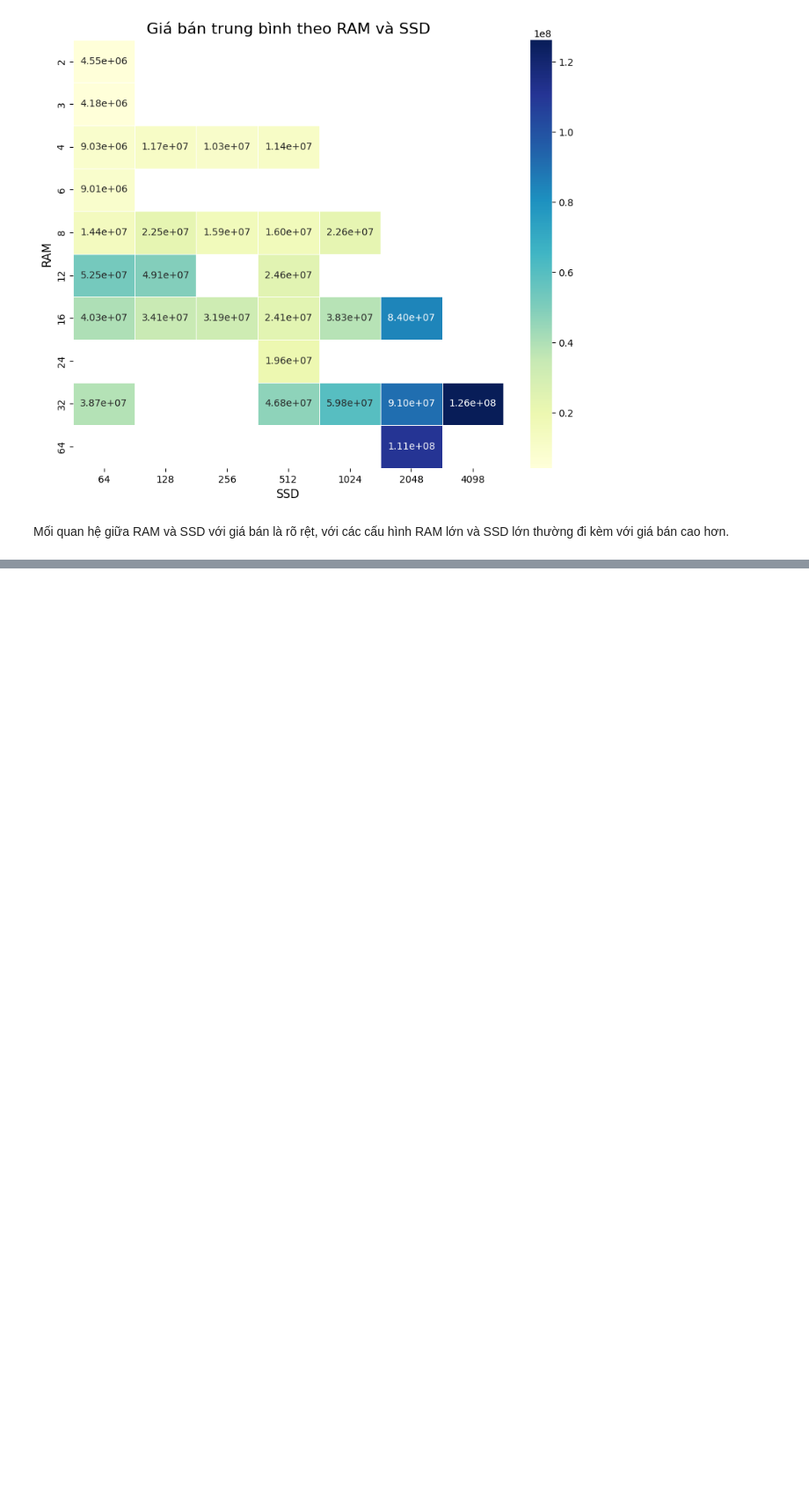
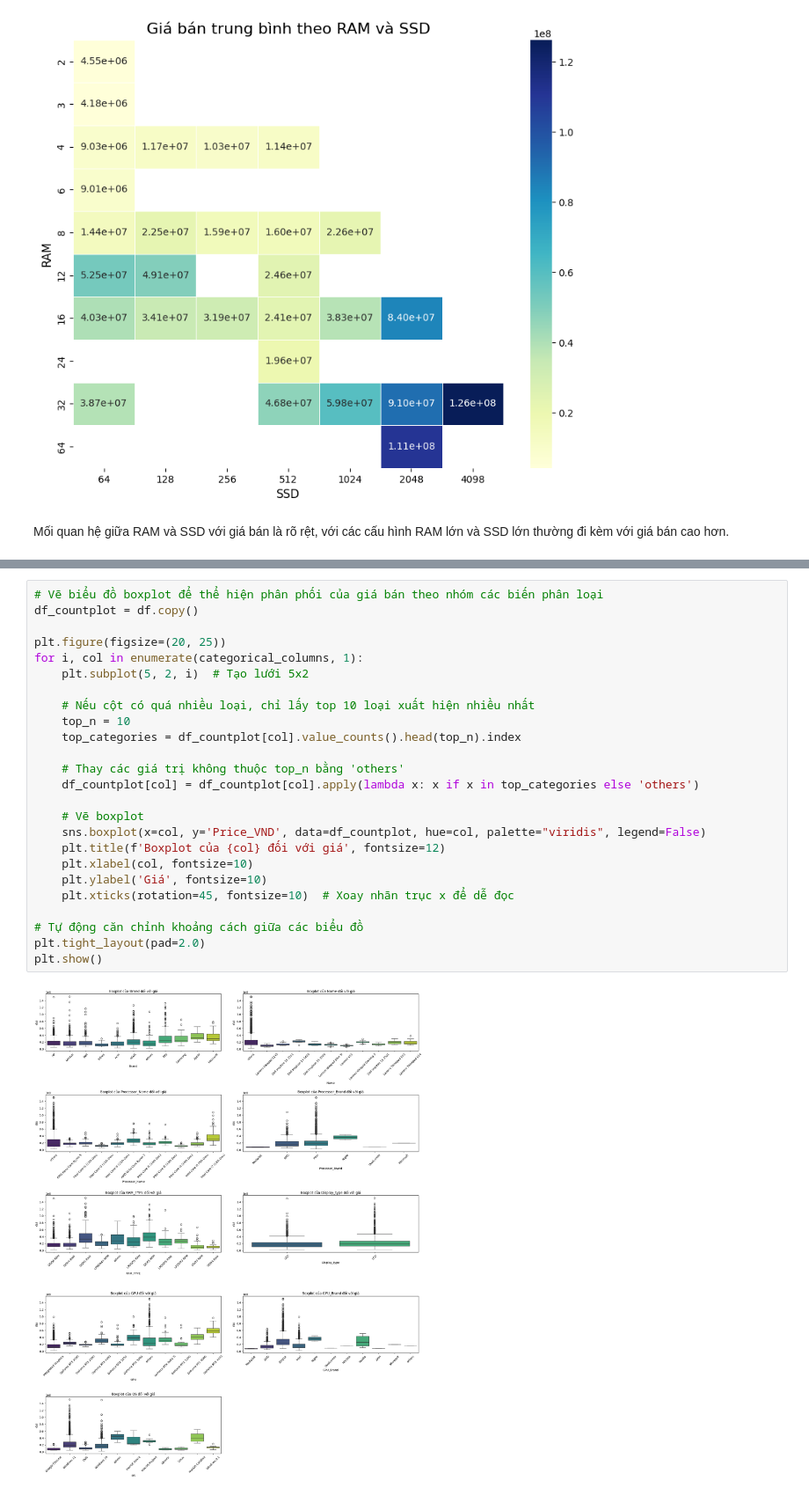
Before and after one commit to NguyenNgocThanhSang/laptop-prices-analysis, a Jupyter notebook: Sources/EDA.ipynb, the cells around one changed output, grey strips where cells are left out. Shown at 88% size. Drawn from its saved outputs; the diff is of its cells as text; blank space fills up the shorter version.

```diff
--- a/Sources/EDA.ipynb
+++ b/Sources/EDA.ipynb
@@ -408,0 +503,27 @@ Mối quan hệ giữa RAM và SSD với giá bán là rõ rệt, với các c
+# %%
+# Vẽ biểu đồ boxplot để thể hiện phân phối của giá bán theo nhóm các biến phân loại
+df_countplot = df.copy()
+
+plt.figure(figsize=(20, 25))
+for i, col in enumerate(categorical_columns, 1):
+    plt.subplot(5, 2, i)  # Tạo lưới 5x2
+
+    # Nếu cột có quá nhiều loại, chỉ lấy top 10 loại xuất hiện nhiều nhất
+    top_n = 10
+    top_categories = df_countplot[col].value_counts().head(top_n).index
+
+    # Thay các giá trị không thuộc top_n bằng 'others'
+    df_countplot[col] = df_countplot[col].apply(lambda x: x if x in top_categories else 'others')
+
+    # Vẽ boxplot
+    sns.boxplot(x=col, y='Price_VND', data=df_countplot, hue=col, palette="viridis", legend=False)
+    plt.title(f'Boxplot của {col} đối với giá', fontsize=12)
+    plt.xlabel(col, fontsize=10)
+    plt.ylabel('Giá', fontsize=10)
+    plt.xticks(rotation=45, fontsize=10)  # Xoay nhãn trục x để dễ đọc
+
+# Tự động căn chỉnh khoảng cách giữa các biểu đồ
+plt.tight_layout(pad=2.0)
+plt.show()
+# %% [output]
+[figure, added]
```
Also changed, not shown: parts of 20 cells of this notebook, 1 other file.
